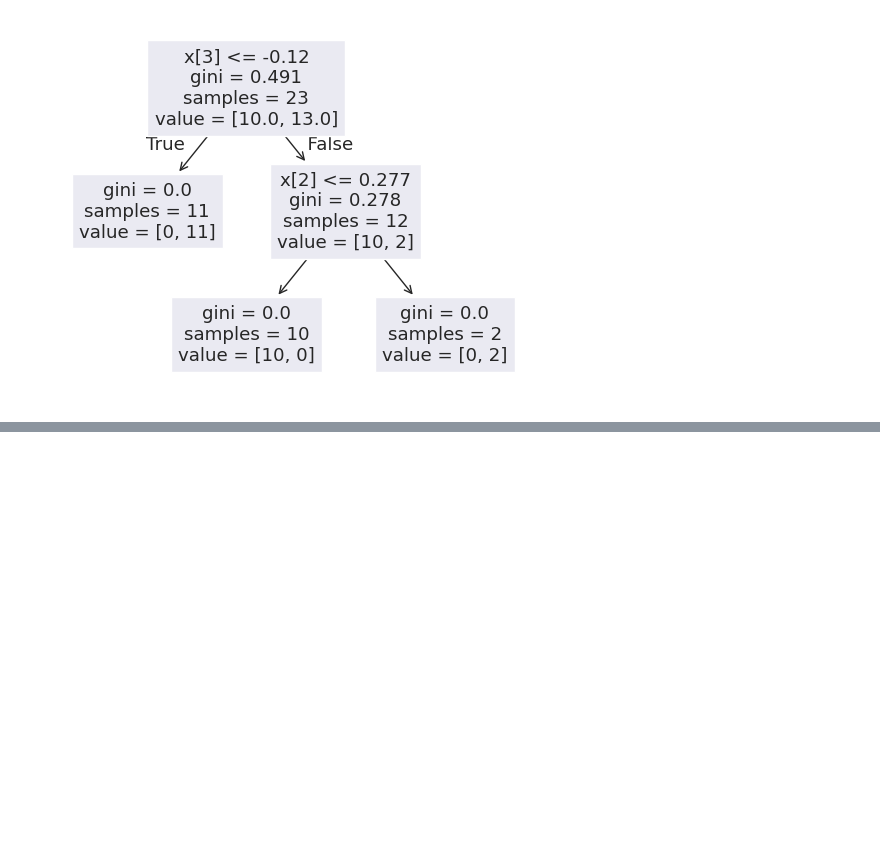
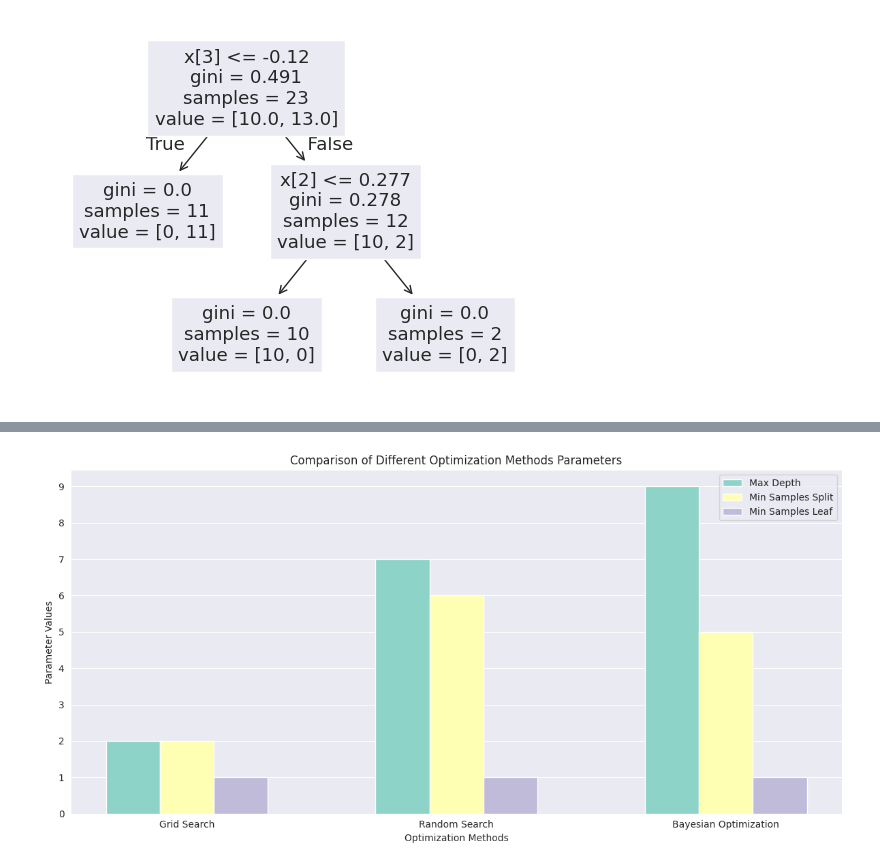
Before and after one commit to Kubabob/uczenie_maszynowe, a Jupyter notebook: 5/dt.ipynb, the cells around one changed output, grey strips where cells are left out. Saved outputs shown, nothing was run; the diff lists cells and outputs as text; code cells hidden in the pictures; blank space fills up the shorter version.

```diff
--- a/5/dt.ipynb
+++ b/5/dt.ipynb
@@ -46,7 +48,9 @@ def grid_search_optimization(X_training, X_test, Y_training, Y_test):
     # Hiperparametry do przeszukania
     param_grid = {
         'criterion': ['gini', 'entropy', 'log_loss'],
-        'max_depth': range(2,15)
+        'max_depth': range(2,10),
+        'min_samples_split': range(2,10),
+        'min_samples_leaf': range(1,10)
     }
 
     # Grid Search
@@ -90,7 +94,9 @@ def random_search_optimization(X_training, X_test, Y_training, Y_test):
     # Hiperparametry do przeszukania
     param_dist = {
         'criterion': ['gini', 'entropy', 'log_loss'],
-        'max_depth': range(2,15)
+        'max_depth': range(2,10),
+        'min_samples_split': range(2,10),
+        'min_samples_leaf': range(1,10)
     }
 
     # Random Search
@@ -230,0 +280,5 @@ Z optymalizacji obu sposobami wyszło, że criterion
+# %%
+best_params_bayes, best_score_bayes, metrics_bayes = bayesian_optimization(X_training, X_test, Y_training, Y_test)
+print("Bayesian Optimization Best Params:", best_params_bayes)
+print("Bayesian Optimization Best Score:", best_score_bayes)
+print("Bayesian Optimization Metrics:", metrics_bayes)
@@ -230,0 +290,31 @@ Z optymalizacji obu sposobami wyszło, że criterion
+# %%
+# Prepare data for plotting
+methods = ['Grid Search', 'Random Search', 'Bayesian Optimization']
+max_depth = [best_params_grid['max_depth'], best_params_random['max_depth'], best_params_bayes['max_depth']]
+min_samples_split = [best_params_grid['min_samples_split'], best_params_random['min_samples_split'], best_params_bayes['min_samples_split']]
+min_samples_leaf = [best_params_grid['min_samples_leaf'], best_params_random['min_samples_leaf'], best_params_bayes['min_samples_leaf']]
+
+# Plotting
+x = np.arange(len(methods))  # the label locations
+width = 0.2  # the width of the bars
+
+fig, ax = plt.subplots(figsize=(12, 6))
+rects1 = ax.bar(x - width, max_depth, width, label='Max Depth')
+rects2 = ax.bar(x, min_samples_split, width, label='Min Samples Split')
+rects3 = ax.bar(x + width, min_samples_leaf, width, label='Min Samples Leaf')
+
+# Add some text for labels, title and custom x-axis tick labels, etc.
+ax.set_xlabel('Optimization Methods')
+ax.set_ylabel('Parameter Values')
+ax.set_title('Comparison of Different Optimization Methods Parameters')
+ax.set_xticks(x)
+ax.set_xticklabels(methods)
+ax.legend()
+ax.set_yticks(np.arange(0, max(max_depth + min_samples_split + min_samples_leaf) + 1, 1))
+ax.yaxis.grid(True)
+
+fig.tight_layout()
+
+plt.show()
+# %% [output]
+[figure, added]
```
Also changed, not shown: parts of 9 cells of this notebook, 3 other files.
